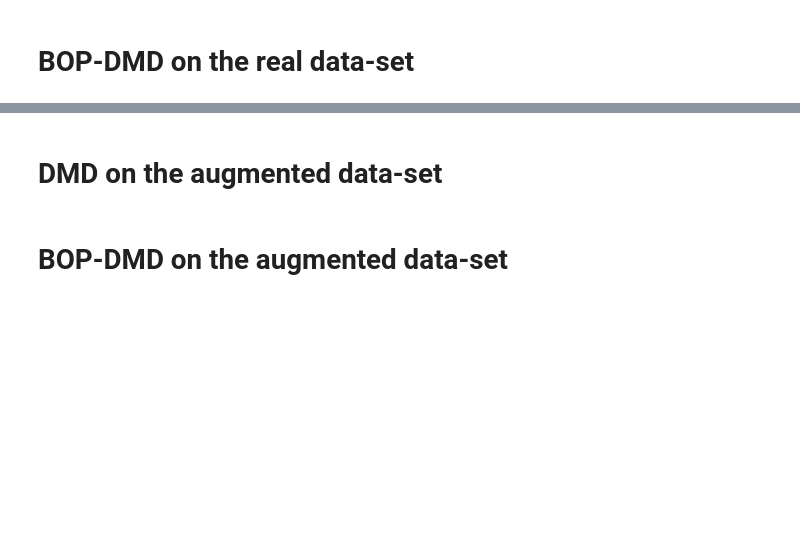
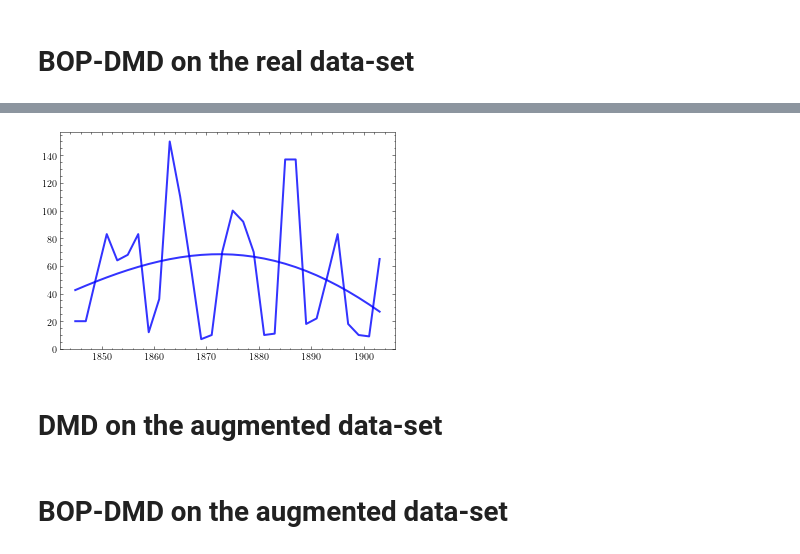
Before and after one commit to tdinelli/Modelling-From-Measurements, a Jupyter notebook: Notebooks/Part-1.ipynb, the cells around one changed output, grey strips where cells are left out. Saved outputs shown, nothing was run; the diff lists cells and outputs as text; code cells hidden in the pictures; blank space fills up the shorter version.

```diff
--- a/Notebooks/Part-1.ipynb
+++ b/Notebooks/Part-1.ipynb
@@ -214,3 +238,9 @@ plt.show()
+# %%
+plt.plot(yr[:], X[0, :], linewidth='2', color='blue', alpha=0.8)
+plt.plot(years ,np.real(x_dmd[0, :]), linewidth='2', color='blue', alpha=0.8)
+plt.show()
+# %% [output]
+[figure, added]
 # %% [markdown]
 # DMD on the augmented data-set
 # %%
```
Also changed, not shown: parts of 9 cells of this notebook.
